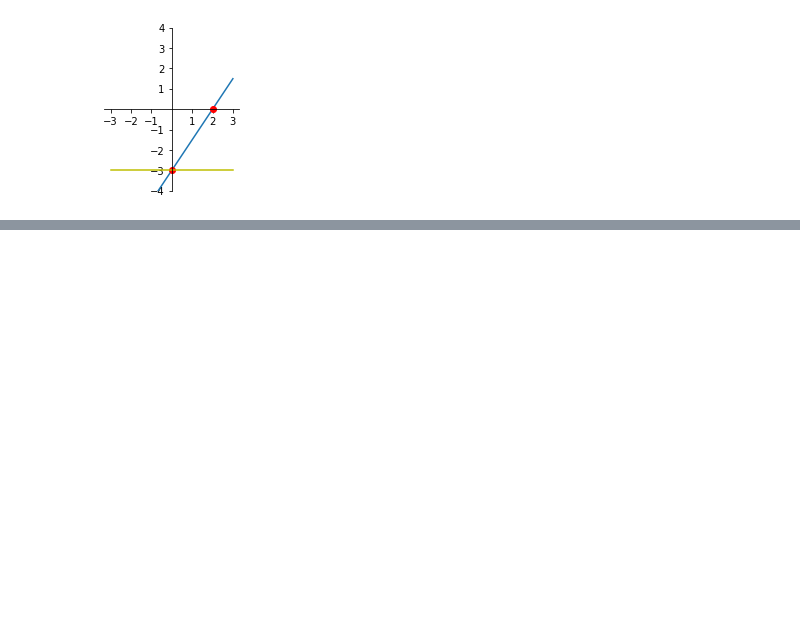
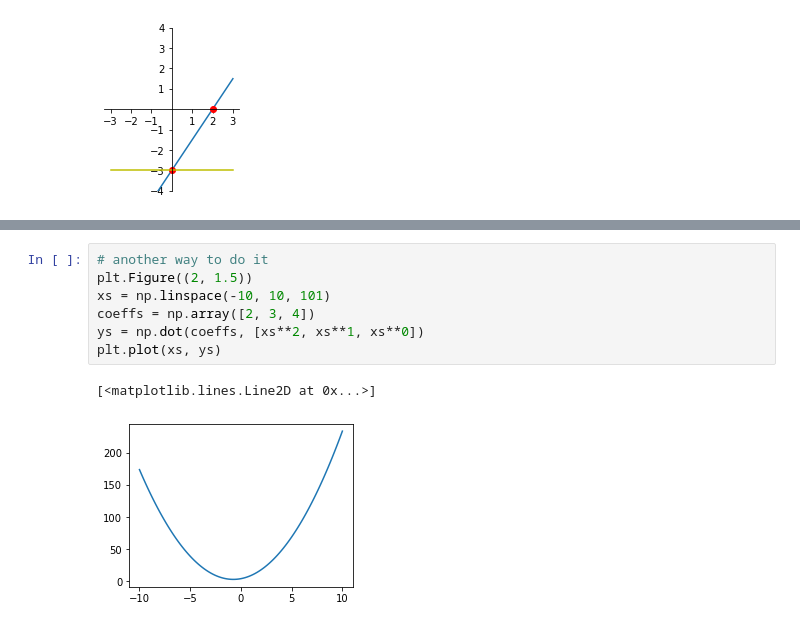
Before and after one commit to Jiawei-Wang/machine-learning-with-python-for-everyone, a Jupyter notebook: Chapter2/2.ipynb, the cells around one changed output, grey strips where cells are left out. Drawn from its saved outputs; the diff is of its cells as text; blank space fills up the shorter version.

```diff
--- a/Chapter2/2.ipynb
+++ b/Chapter2/2.ipynb
@@ -64,0 +161,10 @@ ax.plot(xs, ys, 'y')
+# %%
+# another way to do it
+plt.Figure((2, 1.5))
+xs = np.linspace(-10, 10, 101)
+coeffs = np.array([2, 3, 4])
+ys = np.dot(coeffs, [xs**2, xs**1, xs**0])
+plt.plot(xs, ys)
+# %% [output]
+[<matplotlib.lines.Line2D at 0x...>]
+[figure, added]
```
Also changed, not shown: parts of 4 cells of this notebook.
